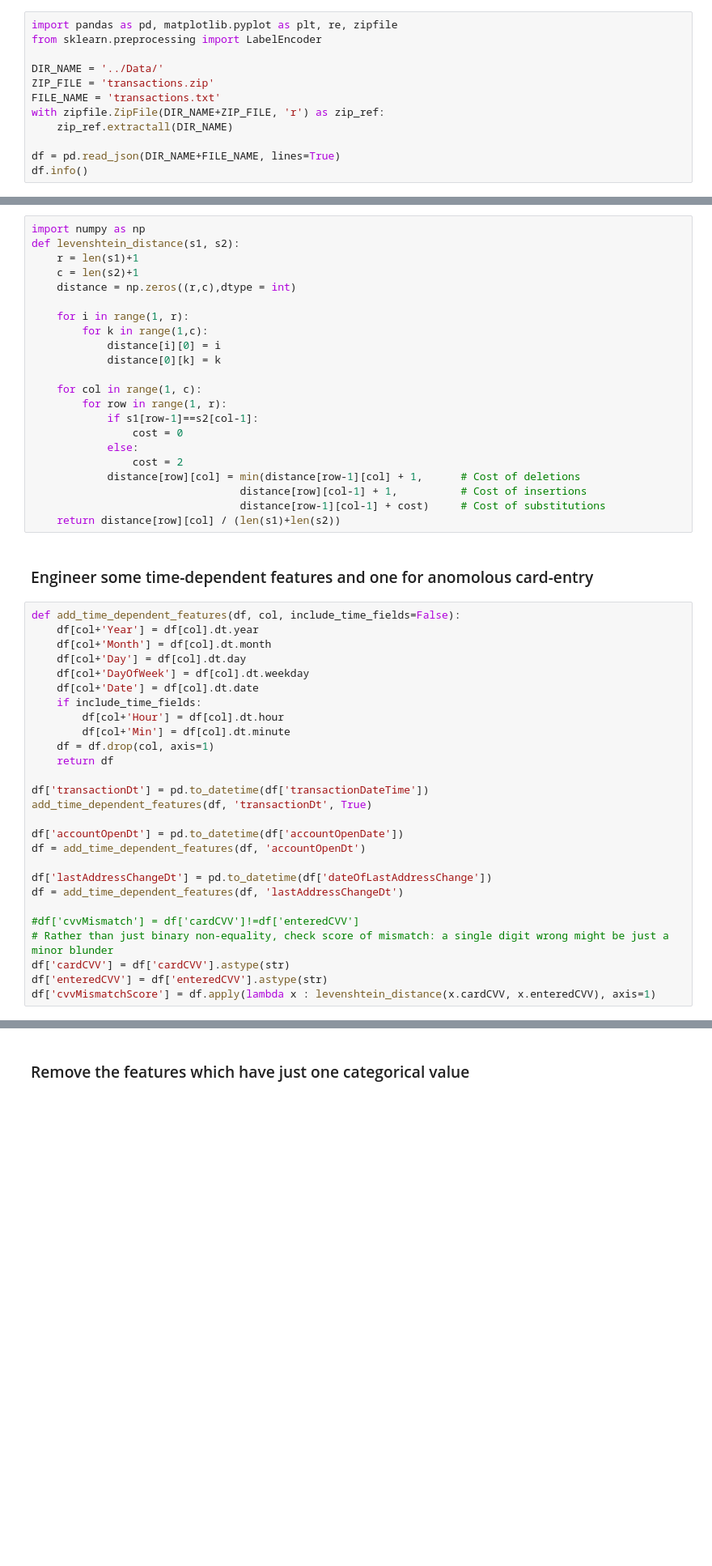
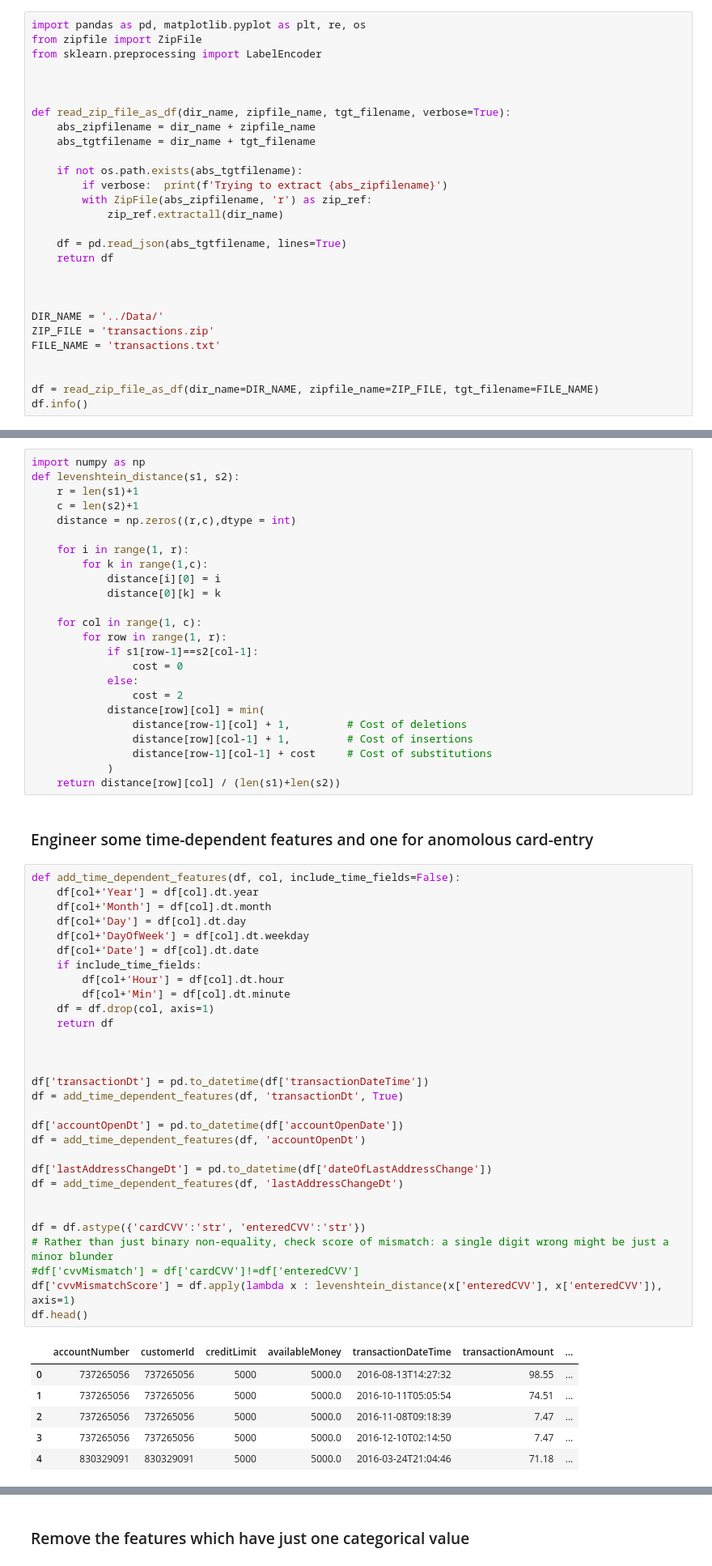
Before and after one commit to vikrantdeshpande09876/Credit_Card_Fraud_Detection, a Jupyter notebook: Codebase/Fraud_Detection_Classification.ipynb, the cells around one changed output, grey strips where cells are left out. Shown: that part at 81% size. Saved outputs shown, nothing was run; the diff lists cells and outputs as text; blank space fills up the shorter version.

```diff
--- a/Codebase/Fraud_Detection_Classification.ipynb
+++ b/Codebase/Fraud_Detection_Classification.ipynb
@@ -1,14 +1,30 @@
 # %%
-import pandas as pd, matplotlib.pyplot as plt, re, zipfile
+import pandas as pd, matplotlib.pyplot as plt, re, os
+from zipfile import ZipFile
 from sklearn.preprocessing import LabelEncoder
+
+
+
+def read_zip_file_as_df(dir_name, zipfile_name, tgt_filename, verbose=True):
+    abs_zipfilename = dir_name + zipfile_name
+    abs_tgtfilename = dir_name + tgt_filename
+
+    if not os.path.exists(abs_tgtfilename):
+        if verbose:  print(f'Trying to extract {abs_zipfilename}')
+        with ZipFile(abs_zipfilename, 'r') as zip_ref:
+            zip_ref.extractall(dir_name)
+
+    df = pd.read_json(abs_tgtfilename, lines=True)
+    return df
+
+
 
 DIR_NAME = '../Data/'
 ZIP_FILE = 'transactions.zip'
 FILE_NAME = 'transactions.txt'
-with zipfile.ZipFile(DIR_NAME+ZIP_FILE, 'r') as zip_ref:
-    zip_ref.extractall(DIR_NAME)
 
-df = pd.read_json(DIR_NAME+FILE_NAME, lines=True)
+
+df = read_zip_file_as_df(dir_name=DIR_NAME, zipfile_name=ZIP_FILE, tgt_filename=FILE_NAME)
 df.info()
 # %% [output]
 <class 'pandas.core.frame.DataFrame'>
@@ -92,36 +108,48 @@ def levenshtein_distance(s1, s2):
                 cost = 0
             else:
                 cost = 2
-            distance[row][col] = min(distance[row-1][col] + 1,      # Cost of deletions
-                                 distance[row][col-1] + 1,          # Cost of insertions
-                                 distance[row-1][col-1] + cost)     # Cost of substitutions
+            distance[row][col] = min(
+                distance[row-1][col] + 1,         # Cost of deletions
+                distance[row][col-1] + 1,         # Cost of insertions
+                distance[row-1][col-1] + cost     # Cost of substitutions
+            )
     return distance[row][col] / (len(s1)+len(s2))
 # %% [markdown]
 ### Engineer some time-dependent features and one for anomolous card-entry
 # %%
 def add_time_dependent_features(df, col, include_time_fields=False):
     df[col+'Year'] = df[col].dt.year
     df[col+'Month'] = df[col].dt.month
     df[col+'Day'] = df[col].dt.day
     df[col+'DayOfWeek'] = df[col].dt.weekday
     df[col+'Date'] = df[col].dt.date
     if include_time_fields:
         df[col+'Hour'] = df[col].dt.hour
         df[col+'Min'] = df[col].dt.minute
     df = df.drop(col, axis=1)
     return df
 
+
+
 df['transactionDt'] = pd.to_datetime(df['transactionDateTime'])
-add_time_dependent_features(df, 'transactionDt', True)
+df = add_time_dependent_features(df, 'transactionDt', True)
 
 df['accountOpenDt'] = pd.to_datetime(df['accountOpenDate'])
 df = add_time_dependent_features(df, 'accountOpenDt')
 
 df['lastAddressChangeDt'] = pd.to_datetime(df['dateOfLastAddressChange'])
 df = add_time_dependent_features(df, 'lastAddressChangeDt')
 
+
+df = df.astype({'cardCVV':'str', 'enteredCVV':'str'})
+# Rather than just binary non-equality, check score of mismatch: a single digit wrong might be just a minor blunder
 #df['cvvMismatch'] = df['cardCVV']!=df['enteredCVV']
-# Rather than just binary non-equality, check score of mismatch: a single digit wrong might be just a minor blunder
-df['cardCVV'] = df['cardCVV'].astype(str)
-df['enteredCVV'] = df['enteredCVV'].astype(str)
-df['cvvMismatchScore'] = df.apply(lambda x : levenshtein_distance(x.cardCVV, x.enteredCVV), axis=1)
+df['cvvMismatchScore'] = df.apply(lambda x : levenshtein_distance(x['enteredCVV'], x['enteredCVV']), axis=1)
+df.head()
+# %% [output]
+|  | accountNumber | customerId | creditLimit | availableMoney | transactionDateTime | transactionAmount | ... |
+| 0 | 737265056 | 737265056 | 5000 | 5000.0 | 2016-08-13T14:27:32 | 98.55 | ... |
+| 1 | 737265056 | 737265056 | 5000 | 5000.0 | 2016-10-11T05:05:54 | 74.51 | ... |
+| 2 | 737265056 | 737265056 | 5000 | 5000.0 | 2016-11-08T09:18:39 | 7.47 | ... |
+| 3 | 737265056 | 737265056 | 5000 | 5000.0 | 2016-12-10T02:14:50 | 7.47 | ... |
+| 4 | 830329091 | 830329091 | 5000 | 5000.0 | 2016-03-24T21:04:46 | 71.18 | ... |
```
Also changed, not shown: parts of 33 cells of this notebook, 8 other files.
